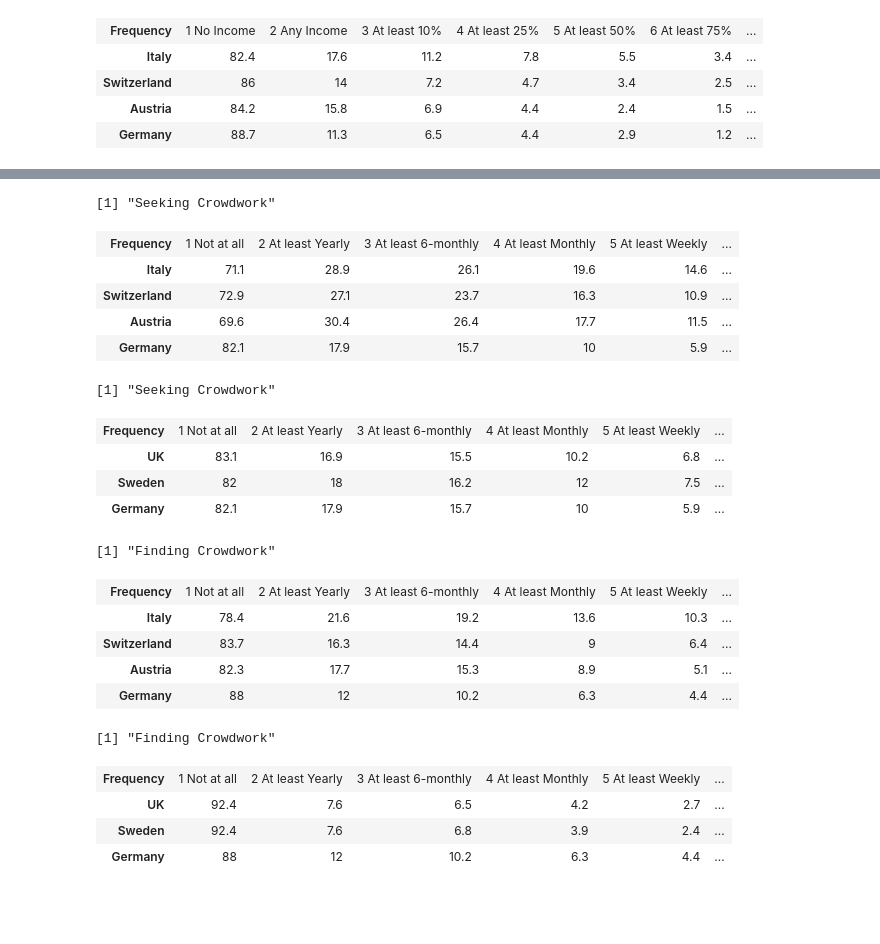
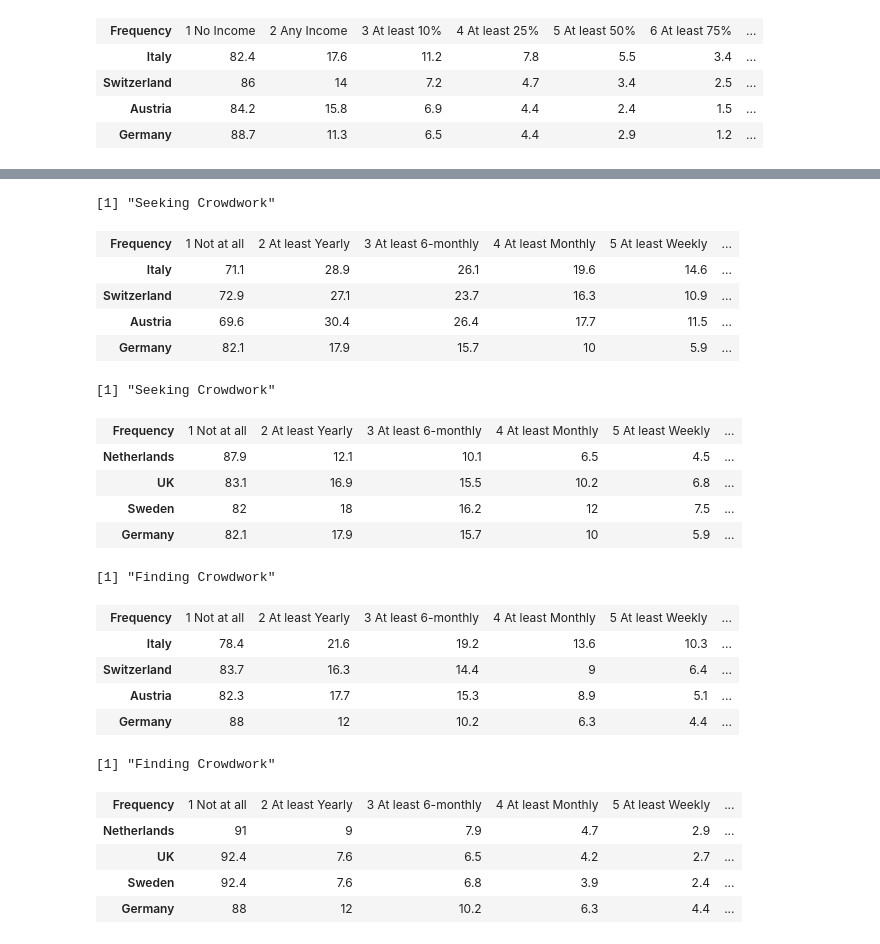
Before and after one commit to MikeyMoonBeam/test, a Jupyter notebook: Doom1.ipynb, the cells around one changed output, grey strips where cells are left out. Drawn from its saved outputs; the diff is of its cells as text; code cells hidden in the pictures; blank space fills up the shorter version.

```diff
--- a/Doom1.ipynb
+++ b/Doom1.ipynb
@@ -256,29 +266,30 @@ Here we see that Italy is not that different from Switzerland or Austria at all.
 # %%
 print("Seeking Crowdwork")
 CompareITCHATDESeek
 
-CompareNLUKSEDESeek<-rbind(FrequencyList,Seeking("UK"),Seeking("Sweden"),Seeking("Germany"))
-rownames(CompareNLUKSEDESeek)<-c("Frequency","UK","Sweden","Germany")
+CompareNLUKSEDESeek<-rbind(FrequencyList,Seeking("Netherlands"),Seeking("UK"),Seeking("Sweden"),Seeking("Germany"))
+rownames(CompareNLUKSEDESeek)<-c("Frequency","Netherlands","UK","Sweden","Germany")
 print("Seeking Crowdwork")
 CompareNLUKSEDESeek
 
 
 print("Finding Crowdwork")
 CompareITCHATDEFInd
 
-CompareNLUKSEDEFind<-rbind(FrequencyList,Finding("UK"),Finding("Sweden"),Finding("Germany"))
-rownames(CompareNLUKSEDEFind)<-c("Frequency","UK","Sweden","Germany")
+CompareNLUKSEDEFind<-rbind(FrequencyList,Finding("Netherlands"),Finding("UK"),Finding("Sweden"),Finding("Germany"))
+rownames(CompareNLUKSEDEFind)<-c("Frequency","Netherlands","UK","Sweden","Germany")
 print("Finding Crowdwork")
 CompareNLUKSEDEFind
 # %% [output]
 [1] "Seeking Crowdwork"
 | Frequency | 1 Not at all | 2 At least Yearly | 3 At least 6-monthly | 4 At least Monthly | 5 At least Weekly | ... |
 | Italy | 71.1 | 28.9 | 26.1 | 19.6 | 14.6 | ... |
 | Switzerland | 72.9 | 27.1 | 23.7 | 16.3 | 10.9 | ... |
 | Austria | 69.6 | 30.4 | 26.4 | 17.7 | 11.5 | ... |
 | Germany | 82.1 | 17.9 | 15.7 | 10 | 5.9 | ... |
 [1] "Seeking Crowdwork"
 | Frequency | 1 Not at all | 2 At least Yearly | 3 At least 6-monthly | 4 At least Monthly | 5 At least Weekly | ... |
+| Netherlands | 87.9 | 12.1 | 10.1 | 6.5 | 4.5 | ... |
 | UK | 83.1 | 16.9 | 15.5 | 10.2 | 6.8 | ... |
 | Sweden | 82 | 18 | 16.2 | 12 | 7.5 | ... |
 | Germany | 82.1 | 17.9 | 15.7 | 10 | 5.9 | ... |
@@ -290,6 +301,7 @@ CompareNLUKSEDEFind
 | Germany | 88 | 12 | 10.2 | 6.3 | 4.4 | ... |
 [1] "Finding Crowdwork"
 | Frequency | 1 Not at all | 2 At least Yearly | 3 At least 6-monthly | 4 At least Monthly | 5 At least Weekly | ... |
+| Netherlands | 91 | 9 | 7.9 | 4.7 | 2.9 | ... |
 | UK | 92.4 | 7.6 | 6.5 | 4.2 | 2.7 | ... |
 | Sweden | 92.4 | 7.6 | 6.8 | 3.9 | 2.4 | ... |
 | Germany | 88 | 12 | 10.2 | 6.3 | 4.4 | ... |
```
Also changed, not shown: parts of 3 cells of this notebook.
